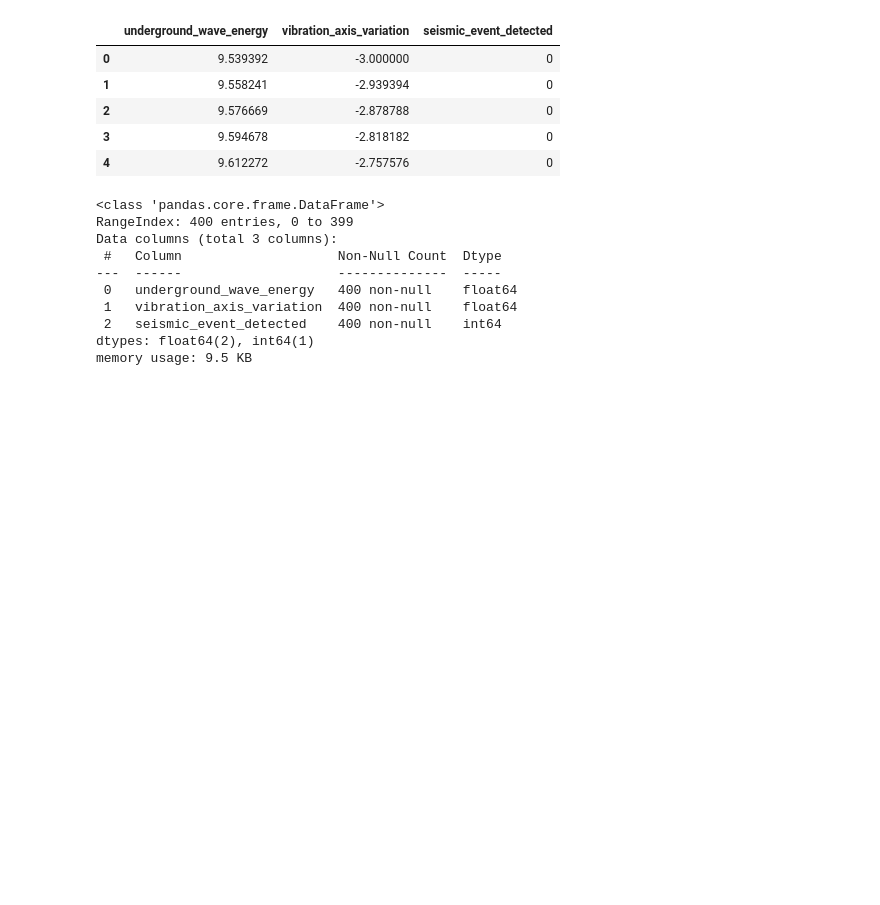
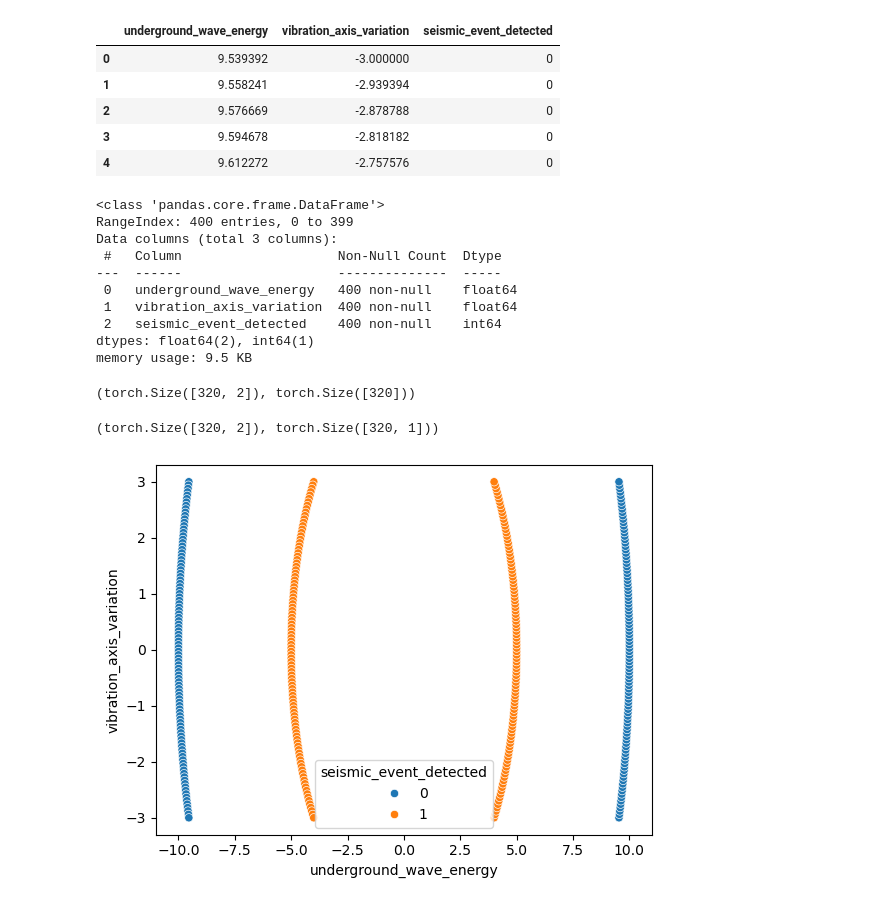
Before and after one commit to alihsancar/DeepLearningAndAICamp, a Jupyter notebook: 14-LinearVsNonLinearExercise.ipynb, the cells around one changed output. Drawn from its saved outputs; the diff is of its cells as text; code cells hidden in the pictures; blank space fills up the shorter version.

```diff
--- a/14-LinearVsNonLinearExercise.ipynb
+++ b/14-LinearVsNonLinearExercise.ipynb
@@ -29,0 +43,4 @@ memory usage: 9.5 KB
+# %%
+X_train.shape, y_train.shape
+# %% [output]
+(torch.Size([320, 2]), torch.Size([320]))
@@ -29,0 +50,9 @@ memory usage: 9.5 KB
+# %%
+X_train.shape, y_train.shape
+# %% [output]
+(torch.Size([320, 2]), torch.Size([320, 1]))
+# %%
+sns.scatterplot(data = df, x = 'underground_wave_energy', y = 'vibration_axis_variation', hue = 'seismic_event_detected')
+plt.show()
+# %% [output]
+[figure, added]
```
Also changed, not shown: parts of 12 cells of this notebook.
